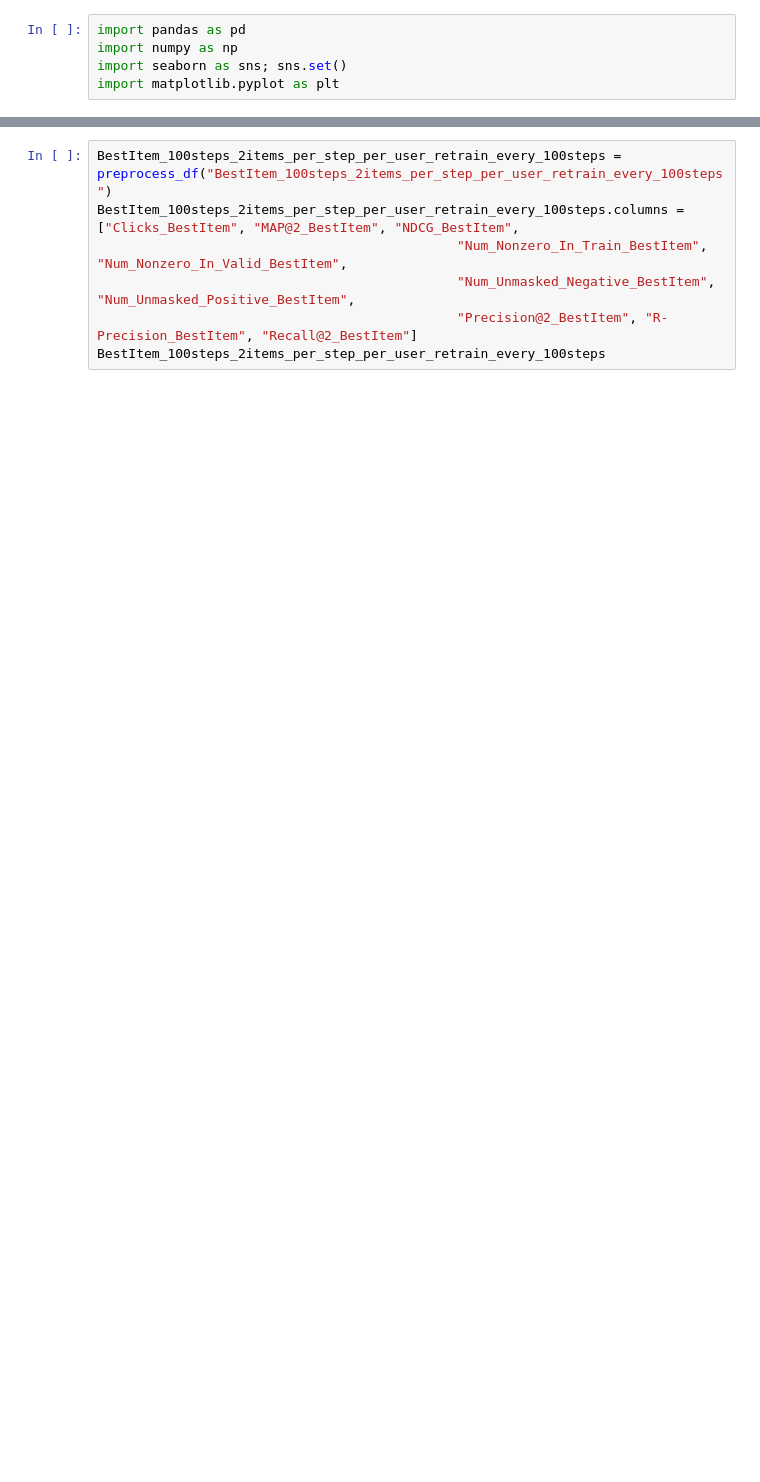
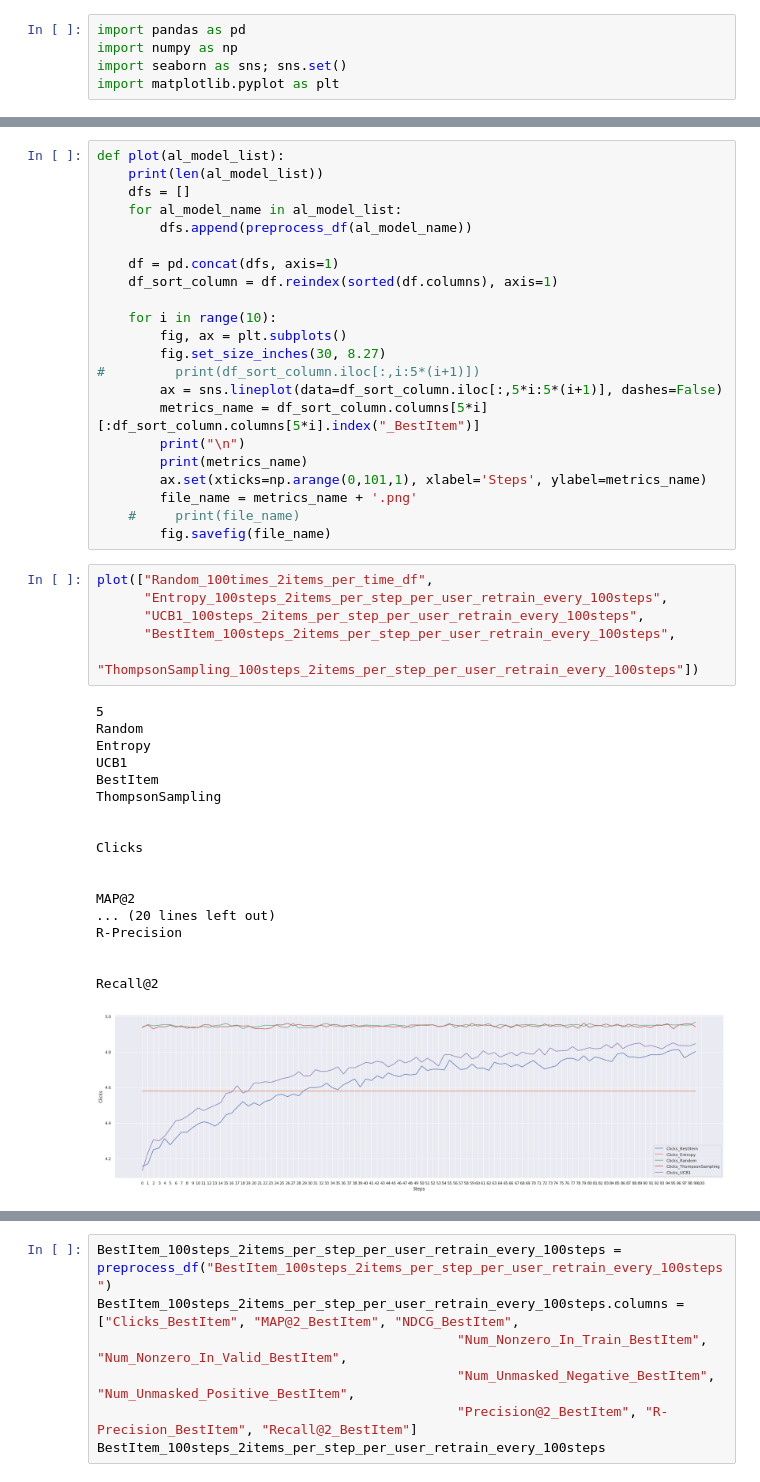
Before and after one commit to wuga214/Q-VAE-Recommendation, a Jupyter notebook: Kai Plot/Plot.ipynb, the cells around one changed output, grey strips where cells are left out. Drawn from its saved outputs; the diff is of its cells as text; blank space fills up the shorter version.

```diff
--- a/Kai Plot/Plot.ipynb
+++ b/Kai Plot/Plot.ipynb
@@ -17 +23,48 @@ def preprocess_df(name):
     return df
+# %%
+def plot(al_model_list):
+    print(len(al_model_list))
+    dfs = []
+    for al_model_name in al_model_list:
+        dfs.append(preprocess_df(al_model_name))
+
+    df = pd.concat(dfs, axis=1)
+    df_sort_column = df.reindex(sorted(df.columns), axis=1)
+
+    for i in range(10):
+        fig, ax = plt.subplots()
+        fig.set_size_inches(30, 8.27)
+#         print(df_sort_column.iloc[:,i:5*(i+1)])
+        ax = sns.lineplot(data=df_sort_column.iloc[:,5*i:5*(i+1)], dashes=False)
+        metrics_name = df_sort_column.columns[5*i][:df_sort_column.columns[5*i].index("_BestItem")]
+        print("\n")
+        print(metrics_name)
+        ax.set(xticks=np.arange(0,101,1), xlabel='Steps', ylabel=metrics_name)
+        file_name = metrics_name + '.png'
+    #     print(file_name)
+        fig.savefig(file_name)
+# %%
+plot(["Random_100times_2items_per_time_df",
+      "Entropy_100steps_2items_per_step_per_user_retrain_every_100steps",
+      "UCB1_100steps_2items_per_step_per_user_retrain_every_100steps",
+      "BestItem_100steps_2items_per_step_per_user_retrain_every_100steps",
+      "ThompsonSampling_100steps_2items_per_step_per_user_retrain_every_100steps"])
+# %% [output]
+5
+Random
+Entropy
+UCB1
+BestItem
+ThompsonSampling
+
+
+Clicks
+
+
+MAP@2
+... (20 lines left out)
+R-Precision
+
+
+Recall@2
+[figure, added]
```
Also changed, not shown: parts of 9 cells of this notebook, 21 other files.
